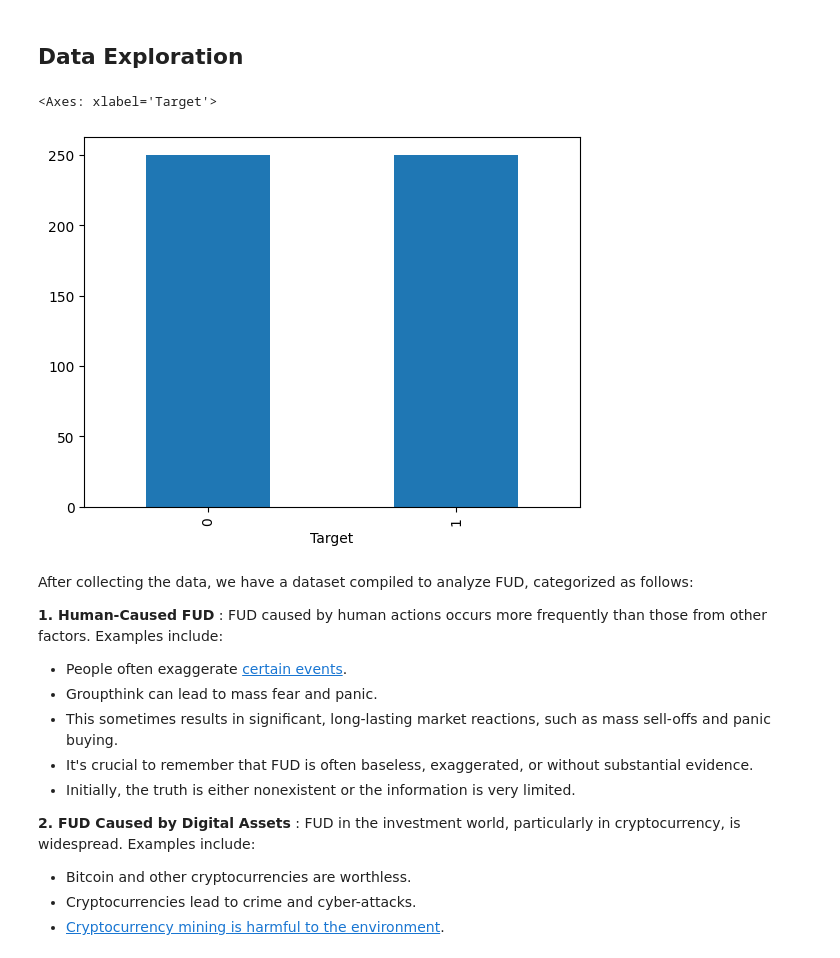
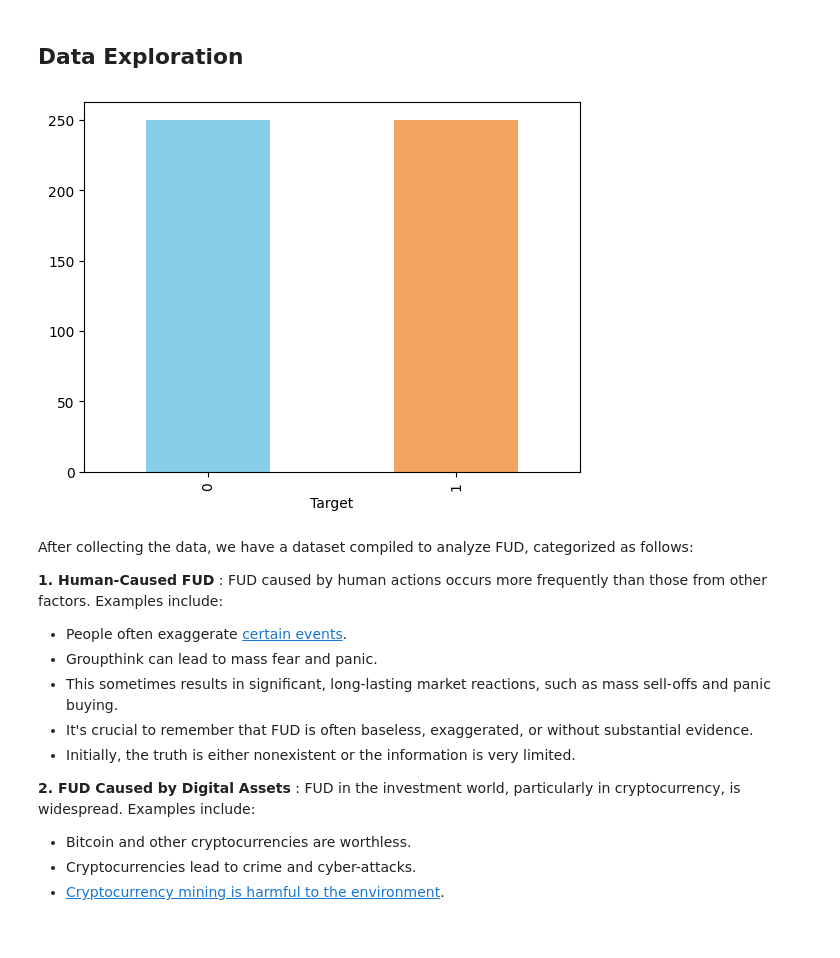
Before and after one commit to bourbbright/thailand_gis, a Jupyter notebook: fud-speech-detection.ipynb, the cells around one changed output. Saved outputs shown, nothing was run; the diff lists cells and outputs as text; code cells hidden in the pictures.

```diff
--- a/fud-speech-detection.ipynb
+++ b/fud-speech-detection.ipynb
@@ -158,11 +158,15 @@ df = df.drop('Source',axis=1)
 df = df.iloc[1: , :]
 # %% [markdown]
 ## Data Exploration
-# %%
-df['Target'].value_counts().plot.bar()
-# %% [output]
-<Axes: xlabel='Target'>
-[figure, removed]
+# %%
+value_counts = df['Target'].value_counts()
+unique_values = df['Target'].unique()
+color_map = {unique_values[1]: 'sandybrown', unique_values[0]: 'skyblue'} #Labeled 0 is Non-FUD, 1 is FUD
+colors = value_counts.index.map(color_map)
+value_counts.plot(kind='bar', color=colors)
+plt.show()
+# %% [output]
+[figure, added]
 # %% [markdown]
 
 After collecting the data, we have a dataset compiled to analyze FUD, categorized as follows:
```
Also changed, not shown: parts of 15 cells of this notebook.
